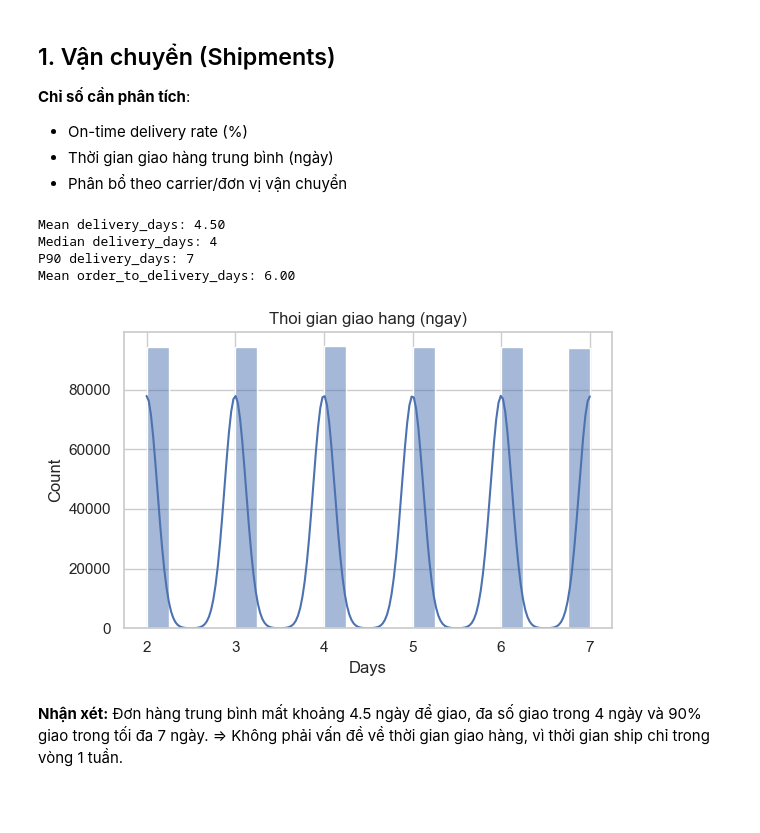
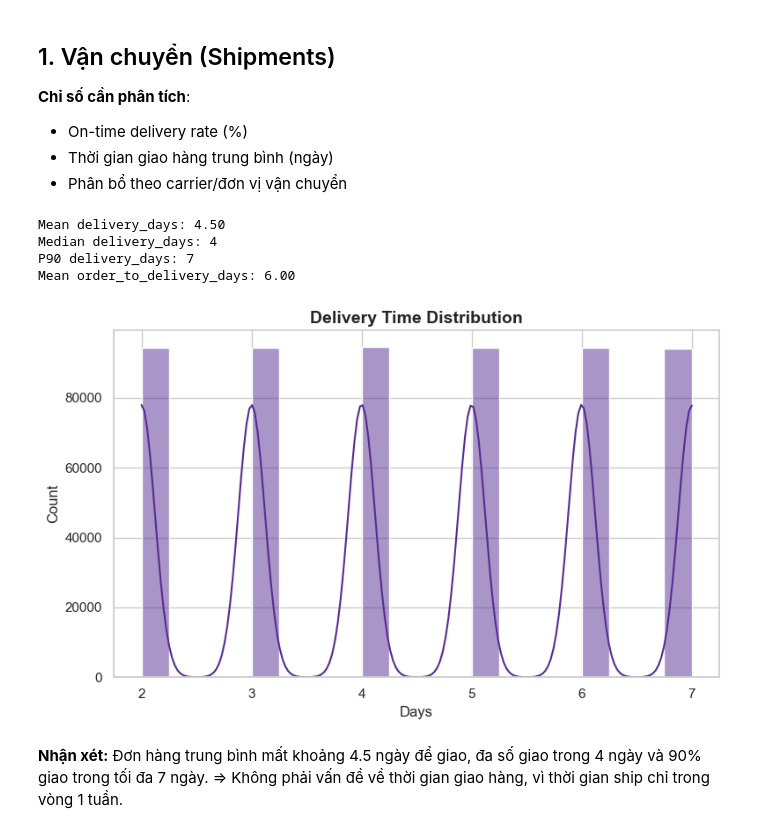
Before and after one commit to huydt11502/revenue_forecast_ecommerce, a Jupyter notebook: notebooks/04_eda_operations.ipynb, the cells around one changed output. Saved outputs shown, nothing was run; the diff lists cells and outputs as text; code cells hidden in the pictures; blank space fills up the shorter version.

```diff
--- a/notebooks/04_eda_operations.ipynb
+++ b/notebooks/04_eda_operations.ipynb
@@ -20,7 +20,7 @@ from src.data_loader import load_processed
 from pathlib import Path
 
 FIG_DIR = Path('../outputs/figures/eda')
-sns.set_theme(style='whitegrid')
+sns.set_theme(style='whitegrid', palette='Purples_r')
 %matplotlib inline
 # %%
 shipments = load_processed('shipments_clean.csv')
@@ -38,34 +40,37 @@ geography = load_processed('geography_clean.csv')
 - Thời gian giao hàng trung bình (ngày)
 - Phân bổ theo carrier/đơn vị vận chuyển
 # %%
+import sys
+sys.path.append('..')
+
 # 1) Thoi gian giao hang (ngay)
 ship = shipments.copy()
 ship['ship_date'] = pd.to_datetime(ship['ship_date'])
 ship['delivery_date'] = pd.to_datetime(ship['delivery_date'])
 ship['delivery_days'] = (ship['delivery_date'] - ship['ship_date']).dt.days
 
 orders['order_date'] = pd.to_datetime(orders['order_date'])
 ship = ship.merge(orders[['order_id', 'order_date']], on='order_id', how='left')
 ship['order_to_delivery_days'] = (ship['delivery_date'] - ship['order_date']).dt.days
 
 
 print(f"Mean delivery_days: {ship['delivery_days'].mean():.2f}")
 print(f"Median delivery_days: {ship['delivery_days'].median():.0f}")
 print(f"P90 delivery_days: {ship['delivery_days'].quantile(0.9):.0f}")
 print(f"Mean order_to_delivery_days: {ship['order_to_delivery_days'].mean():.2f}")
 
-plt.figure(figsize=(6, 4))
+plt.figure(figsize=(8, 5))
 sns.histplot(ship['delivery_days'], bins=20, kde=True)
-plt.title('Thoi gian giao hang (ngay)')
+plt.title('Delivery Time Distribution', fontsize=14, weight='bold')
 plt.xlabel('Days')
 plt.tight_layout()
 plt.show()
 # %% [output]
 Mean delivery_days: 4.50
 Median delivery_days: 4
 P90 delivery_days: 7
 Mean order_to_delivery_days: 6.00
-[figure, old version]
+[figure, new version]
 # %% [markdown]
 **Nhận xét:** Đơn hàng trung bình mất khoảng 4.5 ngày để giao, đa số giao trong 4 ngày và 90% giao trong tối đa 7 ngày. => Không phải vấn đề về thời gian giao hàng, vì thời gian ship chỉ trong vòng 1 tuần.
 # %%
```
Also changed, not shown: parts of 27 cells of this notebook, 1 other file.
